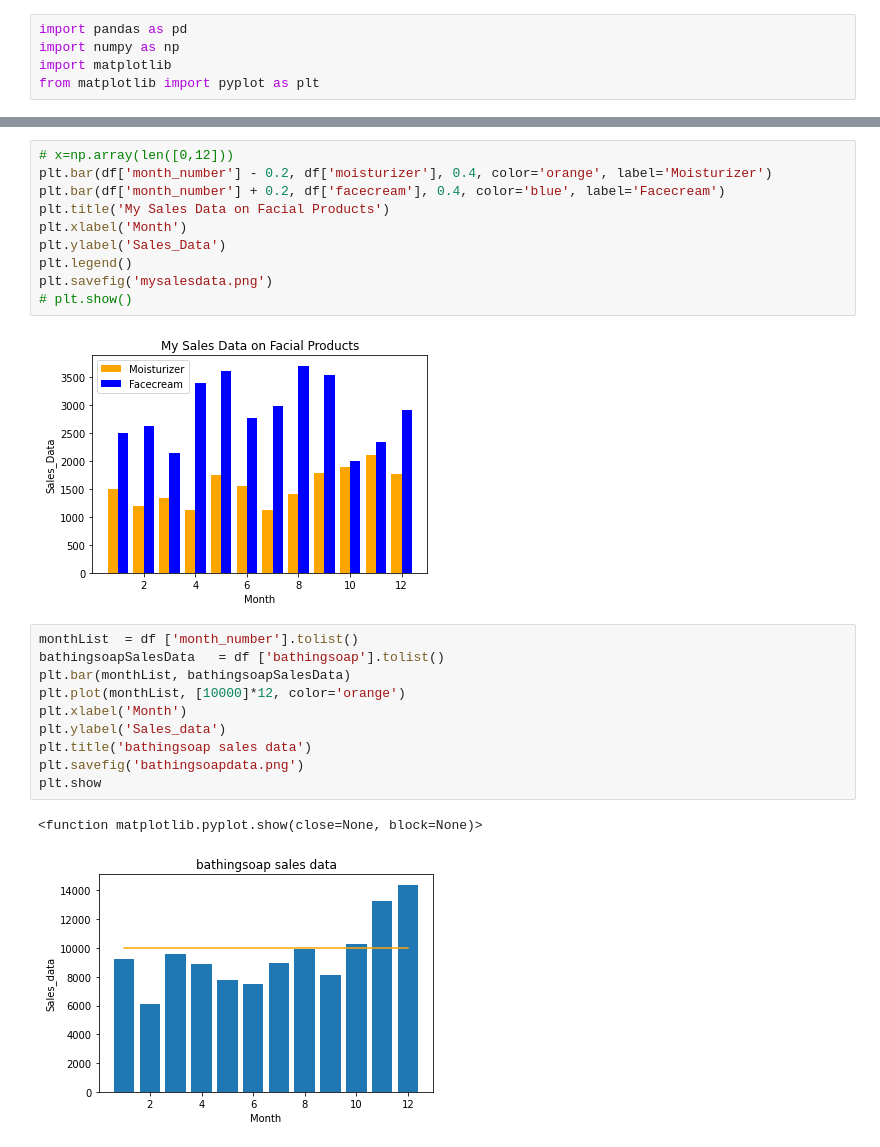
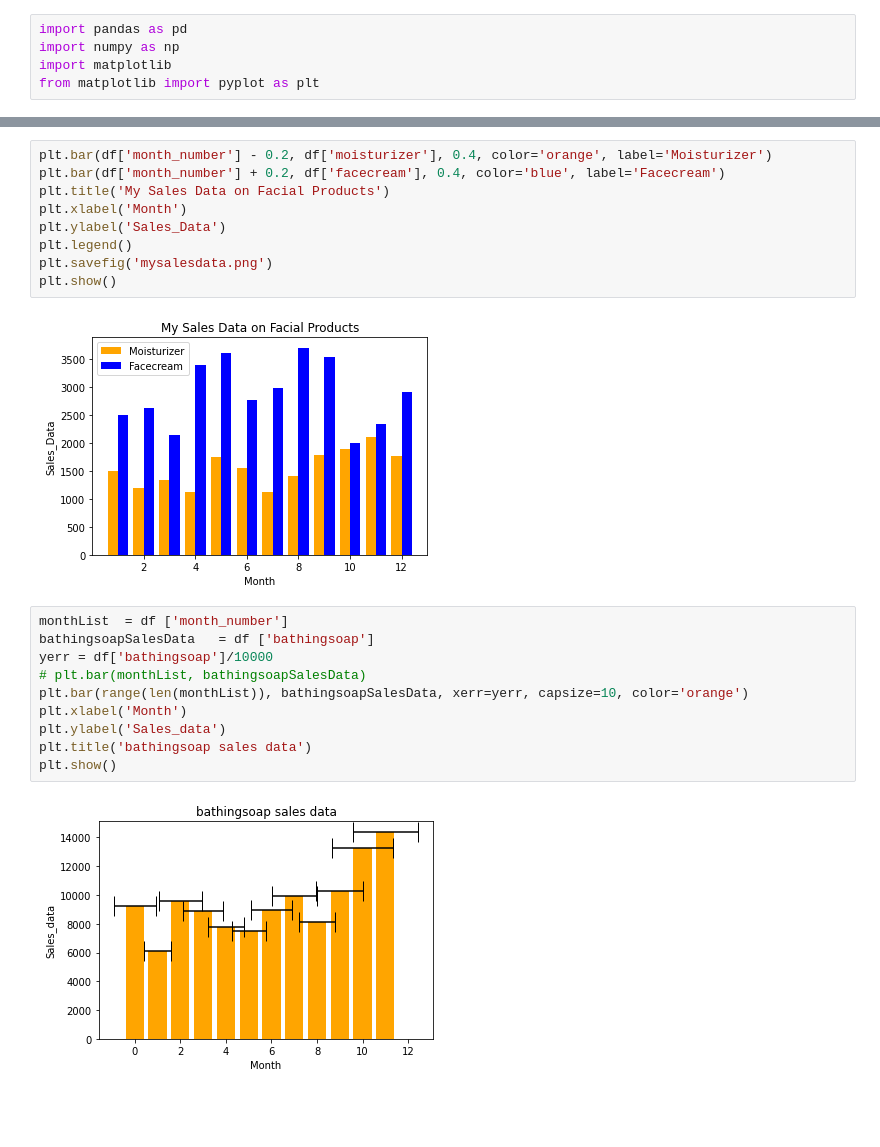
Before and after one commit to Tinauyateide/matplotlib, a Jupyter notebook: lesson3.ipynb, the cells around one changed output, grey strips where cells are left out. Cells and saved outputs as stored; diff of their text form; blank space fills up the shorter version.

```diff
--- a/lesson3.ipynb
+++ b/lesson3.ipynb
@@ -38,5 +43,4 @@ print(df.head())
 # %%
-# x=np.array(len([0,12]))
 plt.bar(df['month_number'] - 0.2, df['moisturizer'], 0.4, color='orange', label='Moisturizer')
 plt.bar(df['month_number'] + 0.2, df['facecream'], 0.4, color='blue', label='Facecream')
 plt.title('My Sales Data on Facial Products')
@@ -44,22 +48,21 @@ plt.xlabel('Month')
 plt.ylabel('Sales_Data')
 plt.legend()
 plt.savefig('mysalesdata.png')
-# plt.show()
+plt.show()
 # %% [output]
 [figure]
 # %%
-monthList  = df ['month_number'].tolist()
-bathingsoapSalesData   = df ['bathingsoap'].tolist()
-plt.bar(monthList, bathingsoapSalesData)
-plt.plot(monthList, [10000]*12, color='orange')
+monthList  = df ['month_number']
+bathingsoapSalesData   = df ['bathingsoap']
+yerr = df['bathingsoap']/10000
+# plt.bar(monthList, bathingsoapSalesData)
+plt.bar(range(len(monthList)), bathingsoapSalesData, xerr=yerr, capsize=10, color='orange')
 plt.xlabel('Month')
 plt.ylabel('Sales_data')
 plt.title('bathingsoap sales data')
-plt.savefig('bathingsoapdata.png')
-plt.show
+plt.show()
 # %% [output]
-<function matplotlib.pyplot.show(close=None, block=None)>
-[figure, old version]
+[figure, new version]
 # %%
 monthList  = df ['month_number'].tolist()
 
```
Also changed, not shown: parts of 5 cells of this notebook, 5 other files.
